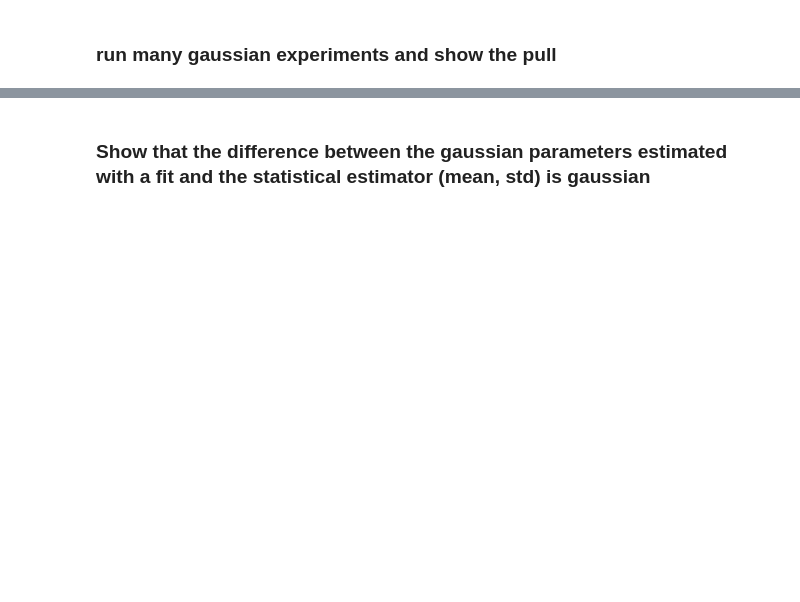
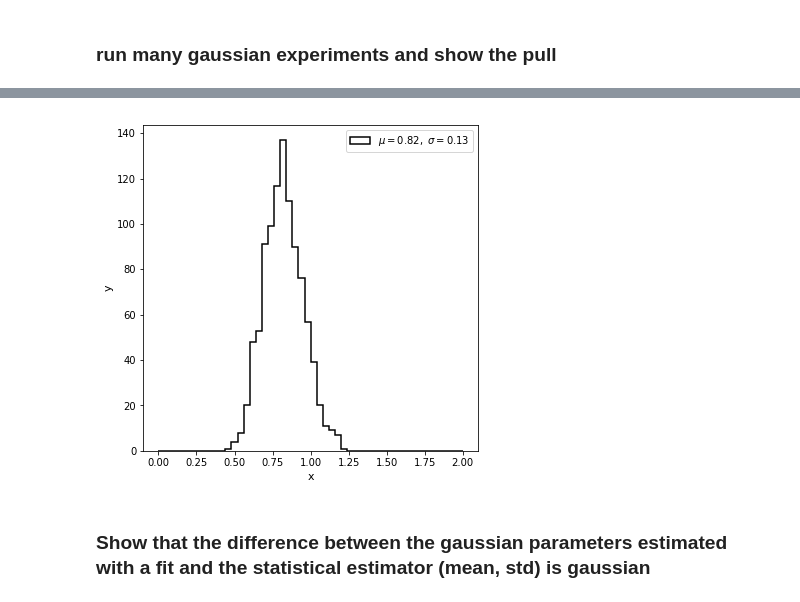
Before and after one commit to proscrite/KrCalibNB, a Jupyter notebook: reference/test_energy_lt_fits_JJGC.ipynb, the cells around one changed output, grey strips where cells are left out. Cells and saved outputs as stored; diff of their text form; code cells hidden in the pictures; blank space fills up the shorter version.

```diff
--- a/reference/test_energy_lt_fits_JJGC.ipynb
+++ b/reference/test_energy_lt_fits_JJGC.ipynb
@@ -133,2 +140,6 @@ histo_gaussian_params_and_pulls(mean, sigma, mus, umus, stds, ustds, figsize=(10
+# %%
+h1d(chi2s, bins = 50, range =(0,2))
+# %% [output]
+[figure, added]
 # %% [markdown]
 ### Show that the difference between the gaussian parameters estimated with a fit and the statistical estimator (mean, std) is gaussian
```
Also changed, not shown: parts of 17 cells of this notebook.
